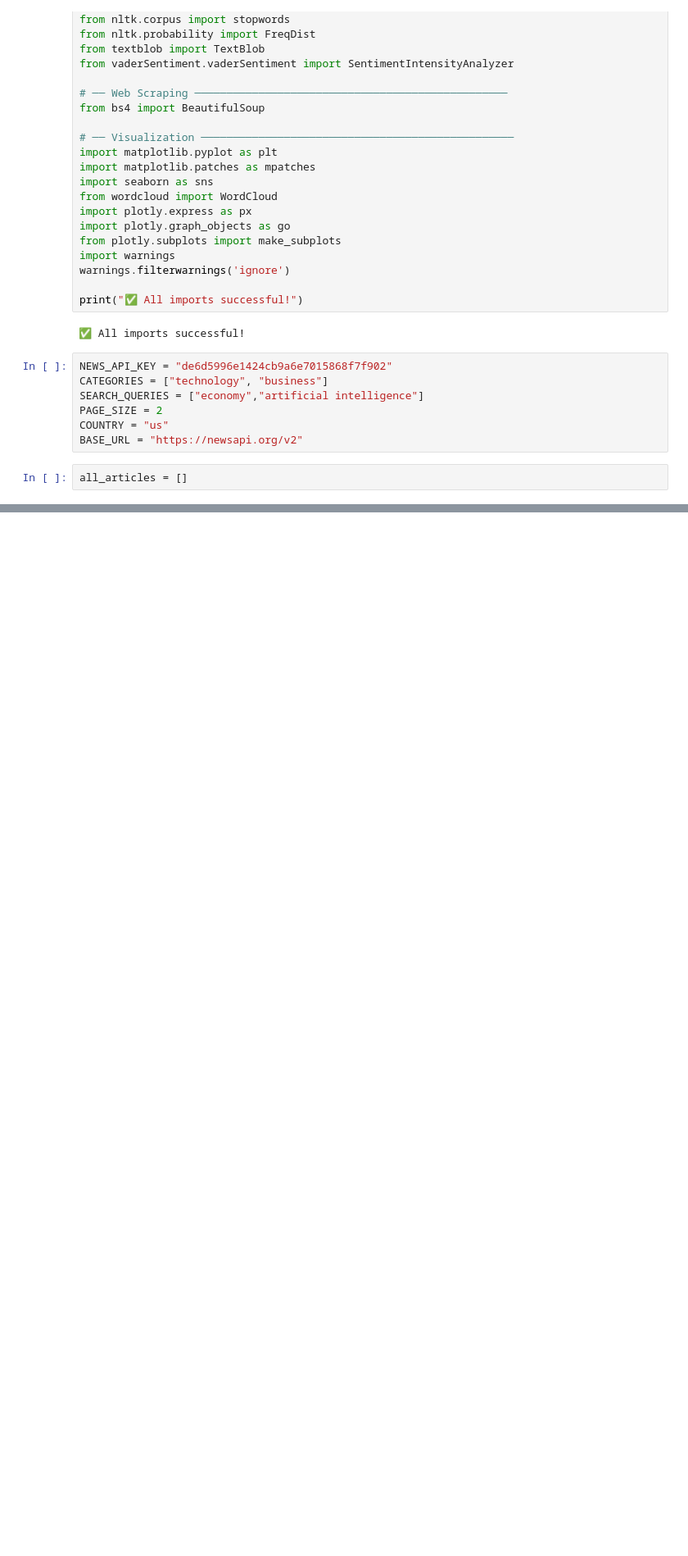
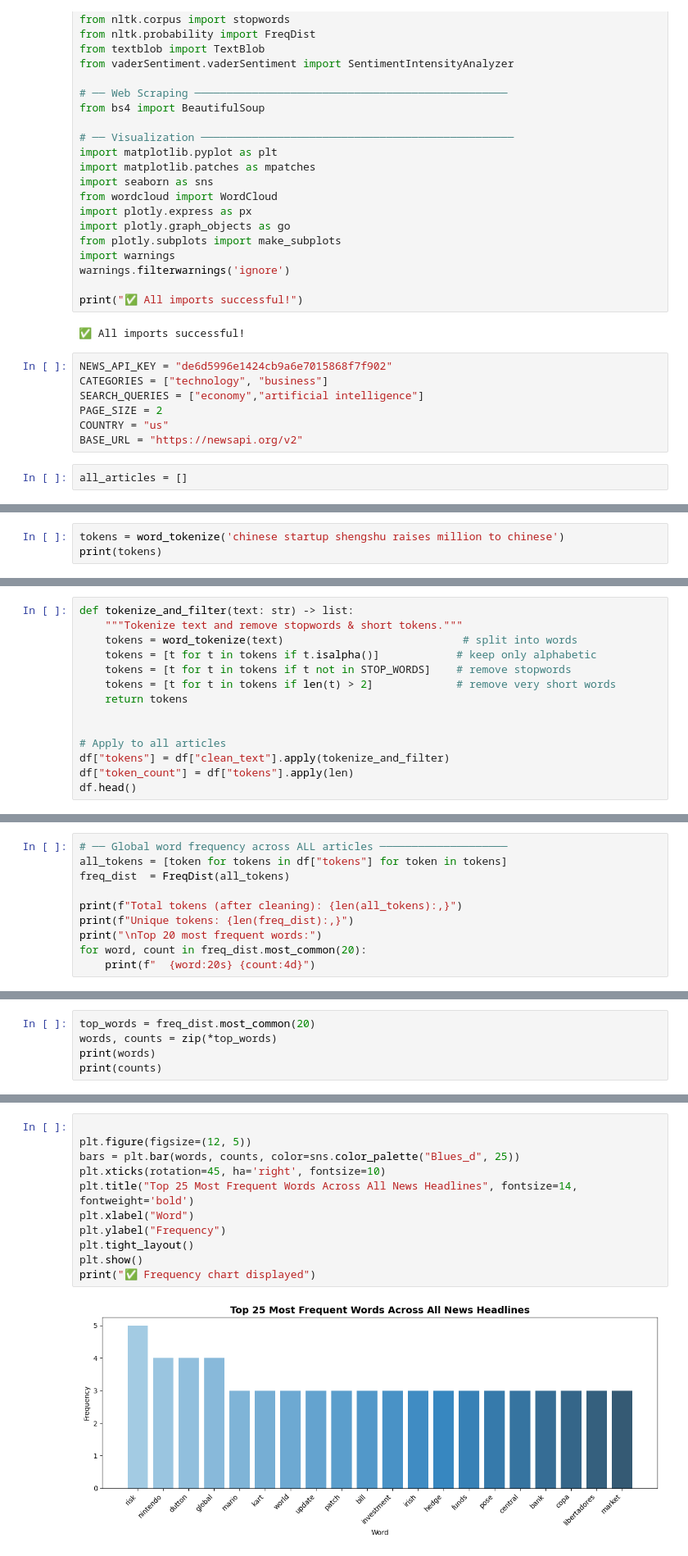
Before and after one commit to shankarvarun/ShankarGenAIRepo, a Jupyter notebook: module-1/nlp-20260404T065805Z-3-001/nlp_data.ipynb, the cells around one changed output, grey strips where cells are left out. Shown at 82% size. Drawn from its saved outputs; the diff is of its cells as text; blank space fills up the shorter version.

```diff
--- a/module-1/nlp-20260404T065805Z-3-001/nlp_data.ipynb
+++ b/module-1/nlp-20260404T065805Z-3-001/nlp_data.ipynb
@@ -171,0 +254,3 @@ df.head()
+# %%
+tokens = word_tokenize('chinese startup shengshu raises million to chinese')
+print(tokens)
@@ -171,0 +259,14 @@ df.head()
+# %%
+def tokenize_and_filter(text: str) -> list:
+    """Tokenize text and remove stopwords & short tokens."""
+    tokens = word_tokenize(text)                            # split into words
+    tokens = [t for t in tokens if t.isalpha()]            # keep only alphabetic
+    tokens = [t for t in tokens if t not in STOP_WORDS]    # remove stopwords
+    tokens = [t for t in tokens if len(t) > 2]             # remove very short words
+    return tokens
+
+
+# Apply to all articles
+df["tokens"] = df["clean_text"].apply(tokenize_and_filter)
+df["token_count"] = df["tokens"].apply(len)
+df.head()
@@ -171,0 +280,10 @@ df.head()
+# %%
+# ── Global word frequency across ALL articles ────────────────────
+all_tokens = [token for tokens in df["tokens"] for token in tokens]
+freq_dist  = FreqDist(all_tokens)
+
+print(f"Total tokens (after cleaning): {len(all_tokens):,}")
+print(f"Unique tokens: {len(freq_dist):,}")
+print("\nTop 20 most frequent words:")
+for word, count in freq_dist.most_common(20):
+    print(f"  {word:20s} {count:4d}")
@@ -171,0 +313,5 @@ df.head()
+# %%
+top_words = freq_dist.most_common(20)
+words, counts = zip(*top_words)
+print(words)
+print(counts)
@@ -171,0 +321,13 @@ df.head()
+# %%
+
+plt.figure(figsize=(12, 5))
+bars = plt.bar(words, counts, color=sns.color_palette("Blues_d", 25))
+plt.xticks(rotation=45, ha='right', fontsize=10)
+plt.title("Top 25 Most Frequent Words Across All News Headlines", fontsize=14, fontweight='bold')
+plt.xlabel("Word")
+plt.ylabel("Frequency")
+plt.tight_layout()
+plt.show()
+print("✅ Frequency chart displayed")
+# %% [output]
+[figure, added]
```
Also changed, not shown: parts of 17 cells of this notebook, 2 other files.
